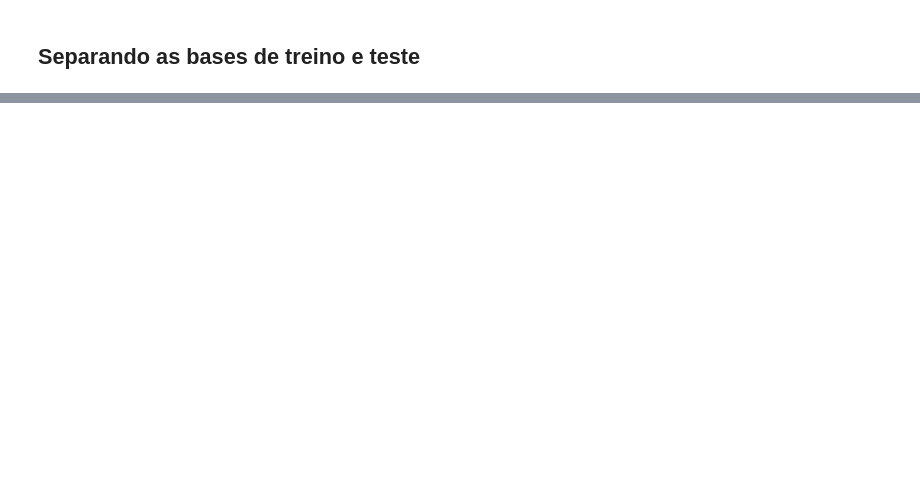
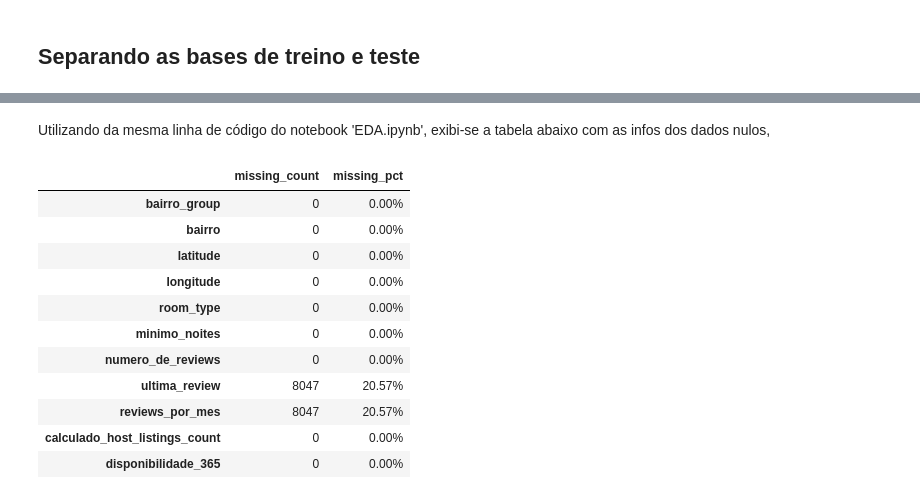
Before and after one commit to rfprates/LH_CD_RODRIGOPRATES, a Jupyter notebook: modelling/Modelling.ipynb, the cells around one changed output, grey strips where cells are left out. Cells and saved outputs as stored; diff of their text form; code cells hidden in the pictures; blank space fills up the shorter version.

```diff
--- a/modelling/Modelling.ipynb
+++ b/modelling/Modelling.ipynb
@@ -108,0 +232,28 @@ memory usage: 6.0+ MB
+# %% [markdown]
+Utilizando da mesma linha de código do notebook 'EDA.ipynb', exibi-se a tabela abaixo com as infos dos dados nulos,
+# %%
+# definindo um data frame com a quantidade de dados nulos por coluna
+missing_data = (
+    X_train.isnull()
+    .sum()
+    .to_frame('missing_count')
+)
+
+# adicionando ao data frame uma coluna com a quantidade de dados nulos por coluna divido pela quantidade total de dados
+missing_data = missing_data.join(((X_train.isnull().sum())/(X_train.shape[0])).to_frame('missing_pct'))
+
+# formando a coluna 'missing_pct' para exibir os resultados com duas casas decimais e no formato de porcentagem
+missing_data.style.format('{:.2%}', subset = 'missing_pct')
+# %% [output]
+|  | missing_count | missing_pct |
+| bairro_group | 0 | 0.00% |
+| bairro | 0 | 0.00% |
+| latitude | 0 | 0.00% |
+| longitude | 0 | 0.00% |
+| room_type | 0 | 0.00% |
+| minimo_noites | 0 | 0.00% |
+| numero_de_reviews | 0 | 0.00% |
+| ultima_review | 8047 | 20.57% |
+| reviews_por_mes | 8047 | 20.57% |
+| calculado_host_listings_count | 0 | 0.00% |
+| disponibilidade_365 | 0 | 0.00% |
```
Also changed, not shown: parts of 41 cells of this notebook.
